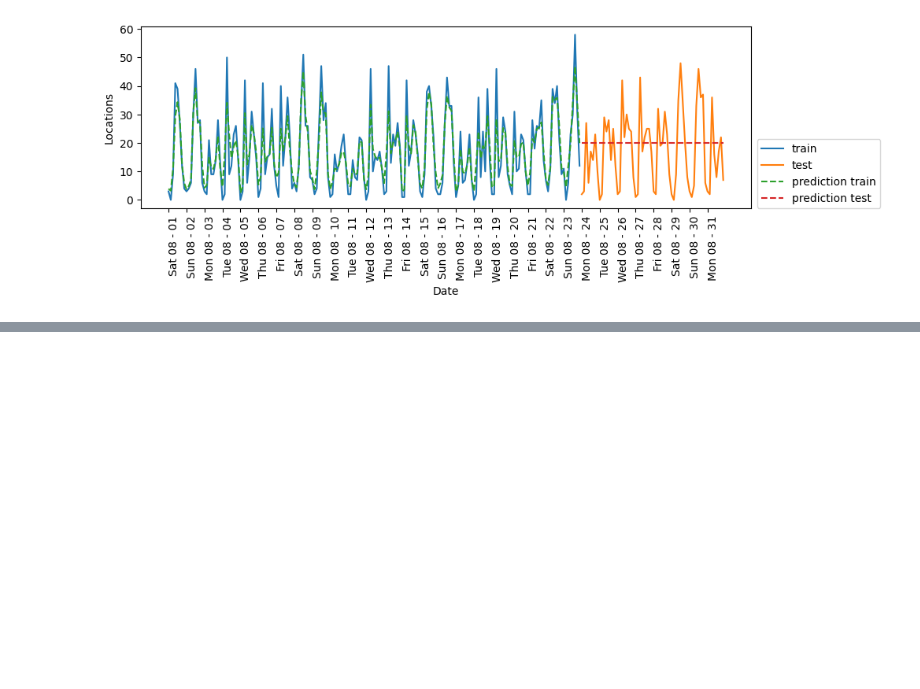
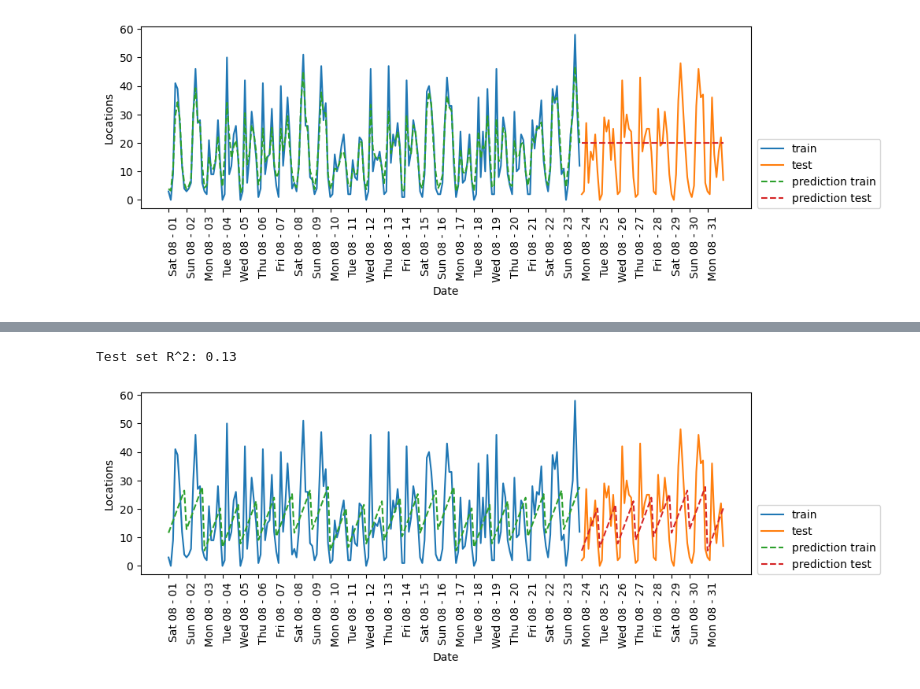
Before and after one commit to 012kirby210/mg-scikitlearn, a Jupyter notebook: [Caracteristique Engineering] Cas d'utilisation.ipynb, the cells around one changed output, grey strips where cells are left out. Drawn from its saved outputs; the diff is of its cells as text; code cells hidden in the pictures; blank space fills up the shorter version.

```diff
--- a/[Caracteristique Engineering] Cas d'utilisation.ipynb
+++ b/[Caracteristique Engineering] Cas d'utilisation.ipynb
@@ -67,0 +85,10 @@ Test set R^2: -0.04
+# %%
+# Avec une régression linéaire
+
+from sklearn.linear_model import LinearRegression
+eval_on_features(X_day_hour,y, LinearRegression() )
+
+# Les données sont interprétées comme des entiers et pas comme des variables catégorielles
+# %% [output]
+Test set R^2: 0.13
+[figure, added]
```
Also changed, not shown: parts of 5 cells of this notebook.
